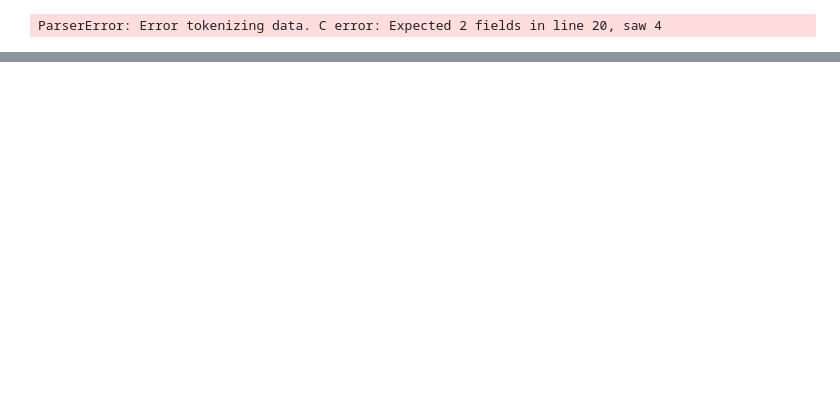
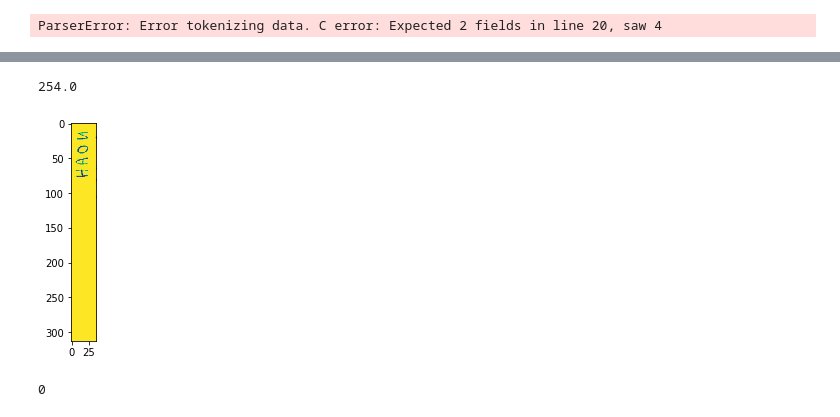
Before and after one commit to Sharpmanjt/ai_handwriting, a Jupyter notebook: project.ipynb, the cells around one changed output, grey strips where cells are left out. Saved outputs shown, nothing was run; the diff lists cells and outputs as text; code cells hidden in the pictures; blank space fills up the shorter version.

```diff
--- a/project.ipynb
+++ b/project.ipynb
@@ -87,0 +89,29 @@ plt.imshow(arr)
+# %%
+from numpy import empty
+arr2 = empty([313,36])
+for x in range(len(arr)):
+    for y in range(len(arr[x])):
+        arr2[y][x] = arr[x][y]
+plt.imshow(arr2)
+
+print(arr2[20][20])
+# %% [output]
+254.0
+[figure, added]
+# %%
+count = 0
+onChar = False
+ycount = 0
+rowcount = 0
+for x in range(len(arr2)):
+    rowcount = 0
+    for y in range(len(arr2[x])):
+        if arr2[x][y] <= 150:
+            if onChar == False:
+                onChar = True
+        if y == len(arr2[x]) and onChar == True:
+            count+=1
+            onChar = False
+print(count)
+# %% [output]
+0
```
Also changed, not shown: parts of 7 cells of this notebook.
